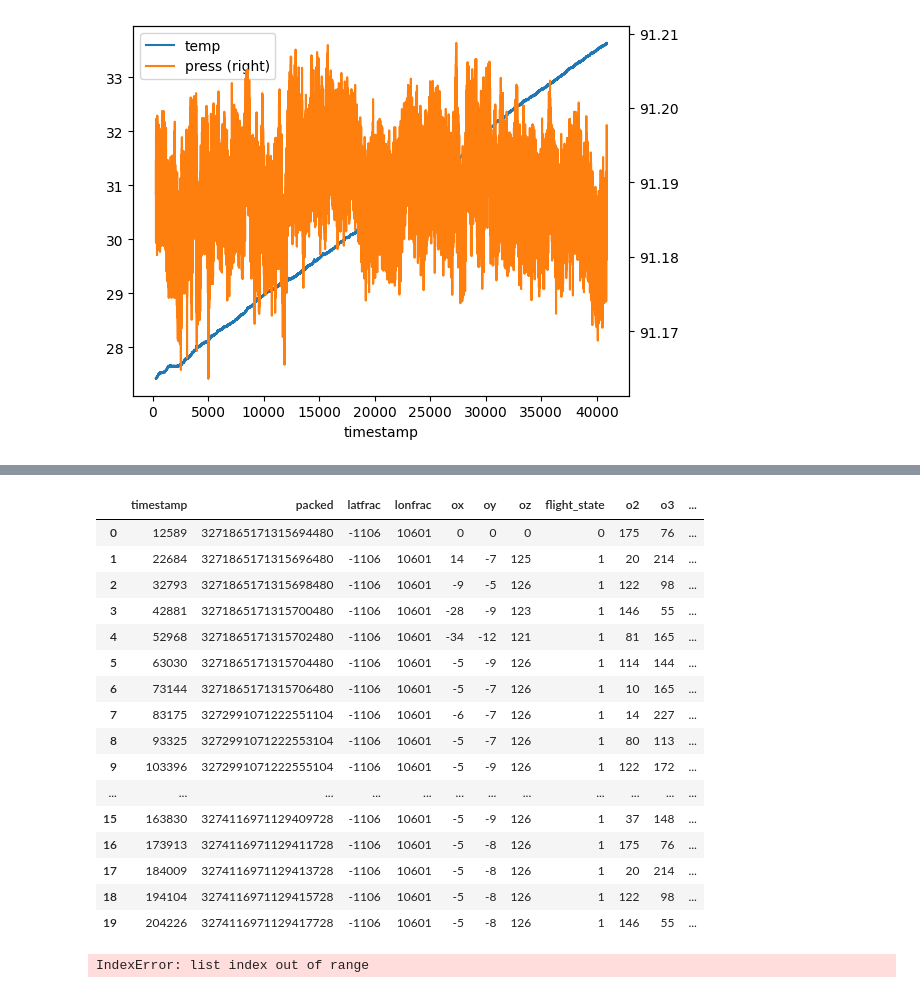
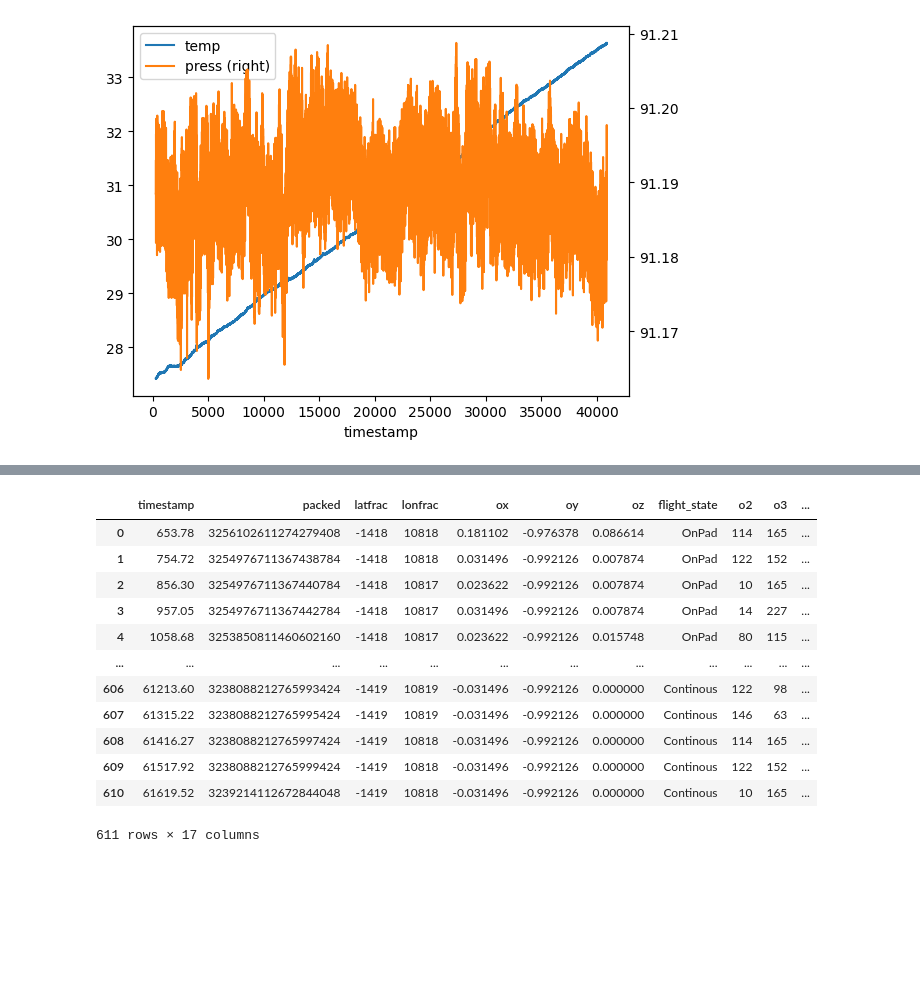
Before and after one commit to RIT-Launch-Initiative/FSW, a Jupyter notebook: app/payload/control_freak/flight-software/extra/decoder.ipynb, the cells around one changed output, grey strips where cells are left out. Cells and saved outputs as stored; diff of their text form; code cells hidden in the pictures; blank space fills up the shorter version.

```diff
--- a/app/payload/control_freak/flight-software/extra/decoder.ipynb
+++ b/app/payload/control_freak/flight-software/extra/decoder.ipynb
@@ -46,8 +46,8 @@ fastdf[['timestamp','temp','press']].plot(x='timestamp', secondary_y='press')
 [figure]
 # %%
 
-with open('/home/unknown/Backyard Flight/slow.cap') as f:
-    slowlines = f.readlines()
+with open('/home/unknown/rangetest.cap') as f:
+    slowlines = f.readlines()[12:-4]
 slow_bytes = bytearray()
 for line in slowlines:
     slow_bytes.extend(bytearray.fromhex(line))
@@ -59,3 +60,26 @@ slowdf = slowdf.iloc[:end_index]
+# %%
+slow_pacs = struct.iter_unpack('<qQhhbbbBBBHHBB', slow_bytes)
+slowdf = pd.DataFrame.from_records(slow_pacs, columns=['timestamp', 'packed', 'latfrac', 'lonfrac', 'ox', 'oy', 'oz', 'flight_state', 'o2', 'o3', 'voltage', 'current', 'temp', 'flip_status'])
+
+slowdf = slowdf.iloc[:611]
+
+voltage_base = 6.75; # 6.75 to 9.25
+voltage_scale = 100; # 2.5 volt range to 250 volt range
+lat_int = 31
+long_int = -102
+
+slowdf.ox = slowdf.ox.map(lambda i8 : i8/127)
+slowdf.oy = slowdf.oy.map(lambda i8 : i8/127)
+slowdf.oz = slowdf.oz.map(lambda i8 : i8/127)
+
+
+slowdf.voltage = (slowdf.voltage / voltage_scale) + voltage_base
+
+slowdf.timestamp = slowdf.timestamp/100
+# slowdf.timestamp = slowdf.timestamp/ticks_per_sec
+
+flight_state_to_str = ['NotSet', 'OnPad', 'Boost', 'Flight', 'InitialRoll', 'InitialPump', 'Continous']
+slowdf.flight_state = slowdf.flight_state.map(lambda fs : flight_state_to_str[int(fs)])
 # %%
 MILLIS_LOC, MILLIS_MASK = 1, 0b111111111111111111111111111
 SATS_LOC, SATS_MASK = 28, 0b1111
@@ -74,4 +98,4 @@ def unpack_gps(u64):
 
     t = time(hr, min, sec)
 
-    return t, sats
+    return t, as_sec, sats
@@ -98,40 +102,18 @@ fastdf.head(40)
+# %%
+slowdf[['time', 'sec', 'sats']] = slowdf.apply(lambda r : unpack_gps(r.packed), axis=1, result_type='expand')
 # %%
-slowdf.head(20)
+slowdf
 # %% [output]
 |  | timestamp | packed | latfrac | lonfrac | ox | oy | oz | flight_state | o2 | o3 | ... |
-| 0 | 12589 | 3271865171315694480 | -1106 | 10601 | 0 | 0 | 0 | 0 | 175 | 76 | ... |
-| 1 | 22684 | 3271865171315696480 | -1106 | 10601 | 14 | -7 | 125 | 1 | 20 | 214 | ... |
-| 2 | 32793 | 3271865171315698480 | -1106 | 10601 | -9 | -5 | 126 | 1 | 122 | 98 | ... |
-| 3 | 42881 | 3271865171315700480 | -1106 | 10601 | -28 | -9 | 123 | 1 | 146 | 55 | ... |
-| 4 | 52968 | 3271865171315702480 | -1106 | 10601 | -34 | -12 | 121 | 1 | 81 | 165 | ... |
-| 5 | 63030 | 3271865171315704480 | -1106 | 10601 | -5 | -9 | 126 | 1 | 114 | 144 | ... |
-| 6 | 73144 | 3271865171315706480 | -1106 | 10601 | -5 | -7 | 126 | 1 | 10 | 165 | ... |
-| 7 | 83175 | 3272991071222551104 | -1106 | 10601 | -6 | -7 | 126 | 1 | 14 | 227 | ... |
-| 8 | 93325 | 3272991071222553104 | -1106 | 10601 | -5 | -7 | 126 | 1 | 80 | 113 | ... |
-| 9 | 103396 | 3272991071222555104 | -1106 | 10601 | -5 | -9 | 126 | 1 | 122 | 172 | ... |
+| 0 | 653.78 | 3256102611274279408 | -1418 | 10818 | 0.181102 | -0.976378 | 0.086614 | OnPad | 114 | 165 | ... |
+| 1 | 754.72 | 3254976711367438784 | -1418 | 10818 | 0.031496 | -0.992126 | 0.007874 | OnPad | 122 | 152 | ... |
+| 2 | 856.30 | 3254976711367440784 | -1418 | 10817 | 0.023622 | -0.992126 | 0.007874 | OnPad | 10 | 165 | ... |
+| 3 | 957.05 | 3254976711367442784 | -1418 | 10817 | 0.031496 | -0.992126 | 0.007874 | OnPad | 14 | 227 | ... |
+| 4 | 1058.68 | 3253850811460602160 | -1418 | 10817 | 0.023622 | -0.992126 | 0.015748 | OnPad | 80 | 115 | ... |
 | ... | ... | ... | ... | ... | ... | ... | ... | ... | ... | ... | ... |
-| 15 | 163830 | 3274116971129409728 | -1106 | 10601 | -5 | -9 | 126 | 1 | 37 | 148 | ... |
-| 16 | 173913 | 3274116971129411728 | -1106 | 10601 | -5 | -8 | 126 | 1 | 175 | 76 | ... |
-| 17 | 184009 | 3274116971129413728 | -1106 | 10601 | -5 | -8 | 126 | 1 | 20 | 214 | ... |
-| 18 | 194104 | 3274116971129415728 | -1106 | 10601 | -5 | -8 | 126 | 1 | 122 | 98 | ... |
-| 19 | 204226 | 3274116971129417728 | -1106 | 10601 | -5 | -8 | 126 | 1 | 146 | 55 | ... |
+| 606 | 61213.60 | 3238088212765993424 | -1419 | 10819 | -0.031496 | -0.992126 | 0.000000 | Continous | 122 | 98 | ... |
+| 607 | 61315.22 | 3238088212765995424 | -1419 | 10819 | -0.031496 | -0.992126 | 0.000000 | Continous | 146 | 63 | ... |
+| 608 | 61416.27 | 3238088212765997424 | -1419 | 10818 | -0.031496 | -0.992126 | 0.000000 | Continous | 114 | 165 | ... |
+| 609 | 61517.92 | 3238088212765999424 | -1419 | 10818 | -0.031496 | -0.992126 | 0.000000 | Continous | 122 | 152 | ... |
+| 610 | 61619.52 | 3239214112672844048 | -1419 | 10818 | -0.031496 | -0.992126 | 0.000000 | Continous | 10 | 165 | ... |
+611 rows × 17 columns
-# %%
-voltage_base = 6.75; # 6.75 to 9.25
-voltage_scale = 100; # 2.5 volt range to 250 volt range
-lat_int = 31
-long_int = -102
-
-slowdf.ox = slowdf.ox.map(lambda i8 : i8/127)
-slowdf.oy = slowdf.oy.map(lambda i8 : i8/127)
-slowdf.oz = slowdf.oz.map(lambda i8 : i8/127)
-
-
-slowdf.voltage = (slowdf.voltage / voltage_scale) + voltage_base
-
-slowdf.timestamp = slowdf.timestamp/100
-# slowdf.timestamp = slowdf.timestamp/ticks_per_sec
-
-flight_state_to_str = ['NotSet', 'OnPad', 'Boost', 'Flight', 'InitialRoll', 'InitialPump', 'Continous']
-slowdf.flight_state = slowdf.flight_state.map(lambda fs : flight_state_to_str[int(fs)])
-# %% [output]
-IndexError: list index out of range
```
Also changed, not shown: parts of 7 cells of this notebook, 6 other files.
